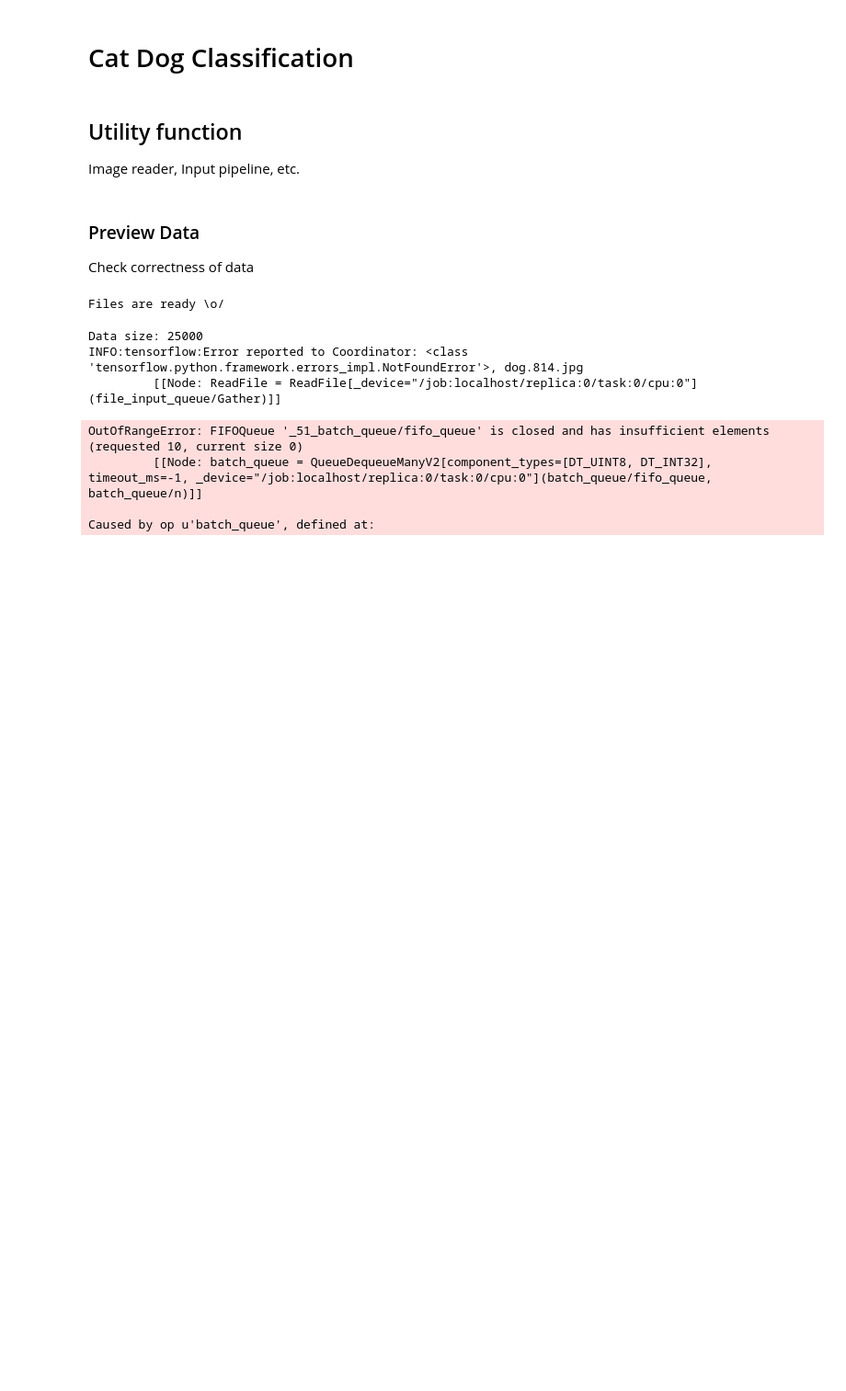
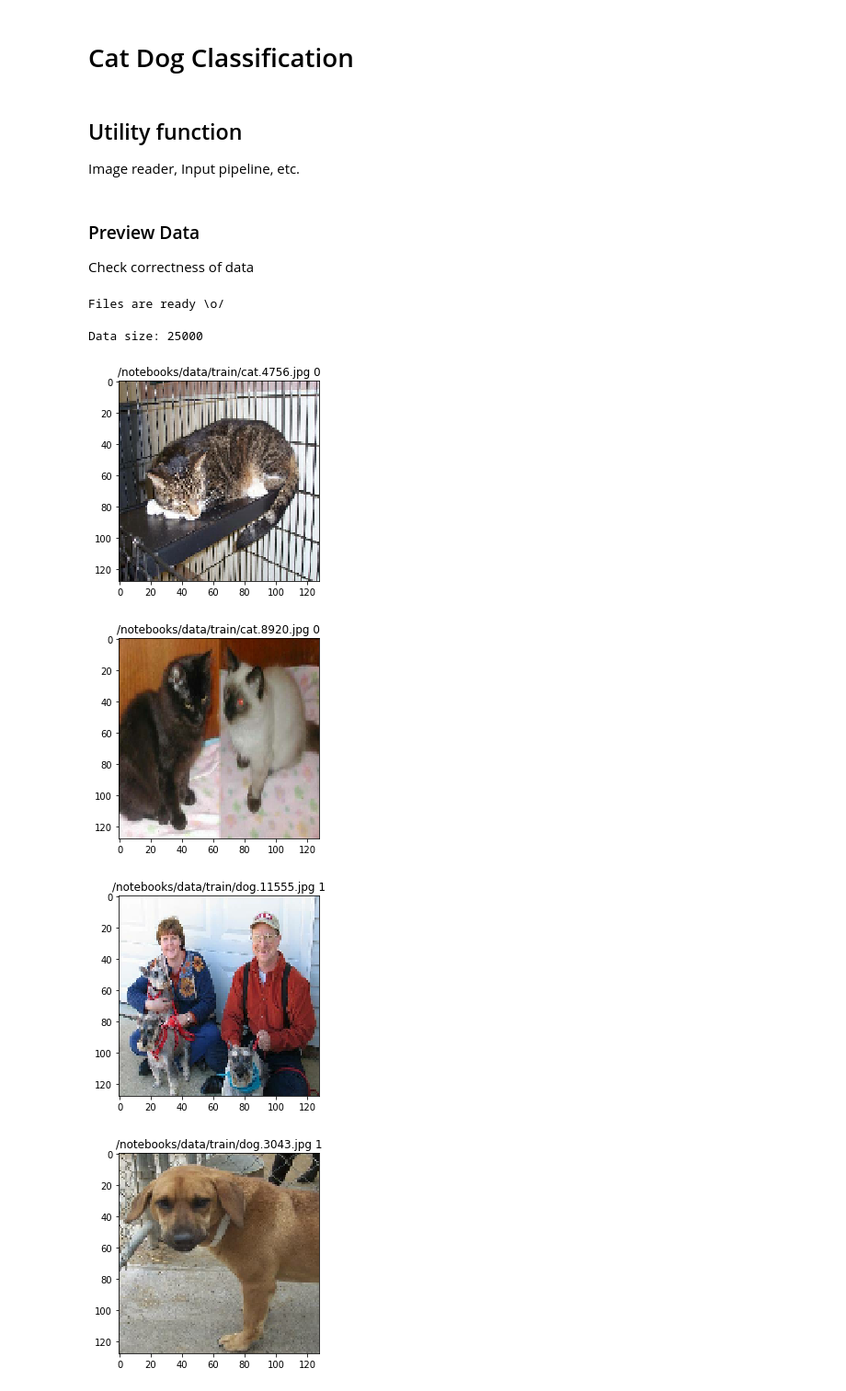
Before and after one commit to neungkl/cat-vs-dog-classification, a Jupyter notebook: src/cat-dog-classifier.ipynb, the cells around one changed output. Shown at 92% size. Cells and saved outputs as stored; diff of their text form; code cells hidden in the pictures; blank space fills up the shorter version.

```diff
--- a/src/cat-dog-classifier.ipynb
+++ b/src/cat-dog-classifier.ipynb
@@ -69,7 +69,7 @@ def read_images_from_disk(input_queue):
     image = tf.image.decode_image(file_contents, channels=3)
     image.set_shape([None, None, 3])
 
-    return image, label
+    return filename, image, label
 
 def gen_input_fn(image_list, label_list, batch_size, shuffle):
 
@@ -84,12 +84,12 @@ def gen_input_fn(image_list, label_list, batch_size, shuffle):
             name="file_input_queue"
         )
 
-        image, label = read_images_from_disk(input_queue)
+        filename, image, label = read_images_from_disk(input_queue)
 
-        image = tf.image.resize_images(image, (256, 256), tf.image.ResizeMethod.NEAREST_NEIGHBOR)
+        image = tf.image.resize_images(image, (128, 128), tf.image.ResizeMethod.NEAREST_NEIGHBOR)
 
-        image_batch, label_batch = tf.train.batch(
-            [image, label],
+        filename_batch, image_batch, label_batch = tf.train.batch(
+            [filename, image, label],
             batch_size=batch_size,
             num_threads=1,
             name="batch_queue",
@@ -97,7 +97,11 @@ def gen_input_fn(image_list, label_list, batch_size, shuffle):
             allow_smaller_final_batch=False
         )
 
-        return tf.identity(image_batch, name="features"), tf.identity(label_batch, name="label")
+        return (
+            filename_batch,
+            tf.identity(image_batch, name="features"),
+            tf.identity(label_batch, name="label")
+        )
 
     return input_fn
 
@@ -110,10 +114,10 @@ def train_valid_input_fn(data_dir, batch_size, shuffle):
     print("Data size: " + str(data_size))
     split = int(0.7 * data_size)
 
-    random_seq = np.random.permutation(data_size)
+#     random_seq = np.random.permutation(data_size)
 
-    img = img[random_seq]
-    labels = labels[random_seq]
+#     img = img[random_seq]
+#     labels = labels[random_seq]
 
     return (
         gen_input_fn(img[0:split], labels[0:split], batch_size, shuffle),
@@ -133,39 +137,39 @@ if prepare_file():
 Files are ready \o/
 # %%
 def plot_img(data, label=None):
+    plt.ion()
     plt.figure()
     plt.imshow(data)
     if label is not None:
         plt.title(label)
 
 def preview_img():
 
     img_preview = tf.Graph()
     with img_preview.as_default():
-        tensor_train, _ = train_valid_input_fn('data/train', batch_size=10, shuffle=False)
-        img, _ = tensor_train()
+        tensor_train, _ = train_valid_input_fn('data/train', batch_size=5, shuffle=True)
+        result = tf.tuple(tensor_train())
 
 
     with tf.Session(graph=img_preview) as sess:
         sess.run(tf.local_variables_initializer())
         sess.run(tf.global_variables_initializer())
         coord = tf.train.Coordinator()
         threads = tf.train.start_queue_runners(coord=coord)
 
-        print(img.eval())
-        print('###')
+        filenames, images, labels = sess.run(result)
+        for i in range(len(images)):
+            plot_img(images[i], filenames[i] + " " + str(labels[i]))
 
         coord.request_stop()
         coord.join(threads)
 
         sess.close()
 
 preview_img()
 # %% [output]
 Data size: 25000
-INFO:tensorflow:Error reported to Coordinator: <class 'tensorflow.python.framework.errors_impl.NotFoundError'>, dog.814.jpg
-         [[Node: ReadFile = ReadFile[_device="/job:localhost/replica:0/task:0/cpu:0"](file_input_queue/Gather)]]
-OutOfRangeError: FIFOQueue '_51_batch_queue/fifo_queue' is closed and has insufficient elements (requested 10, current size 0)
-         [[Node: batch_queue = QueueDequeueManyV2[component_types=[DT_UINT8, DT_INT32], timeout_ms=-1, _device="/job:localhost/replica:0/task:0/cpu:0"](batch_queue/fifo_queue, batch_queue/n)]]
-
-Caused by op u'batch_queue', defined at:
+[figure, added]
+[figure, added]
+[figure, added]
+[figure, added]
```
Also changed, not shown: parts of 1 cell of this notebook.
